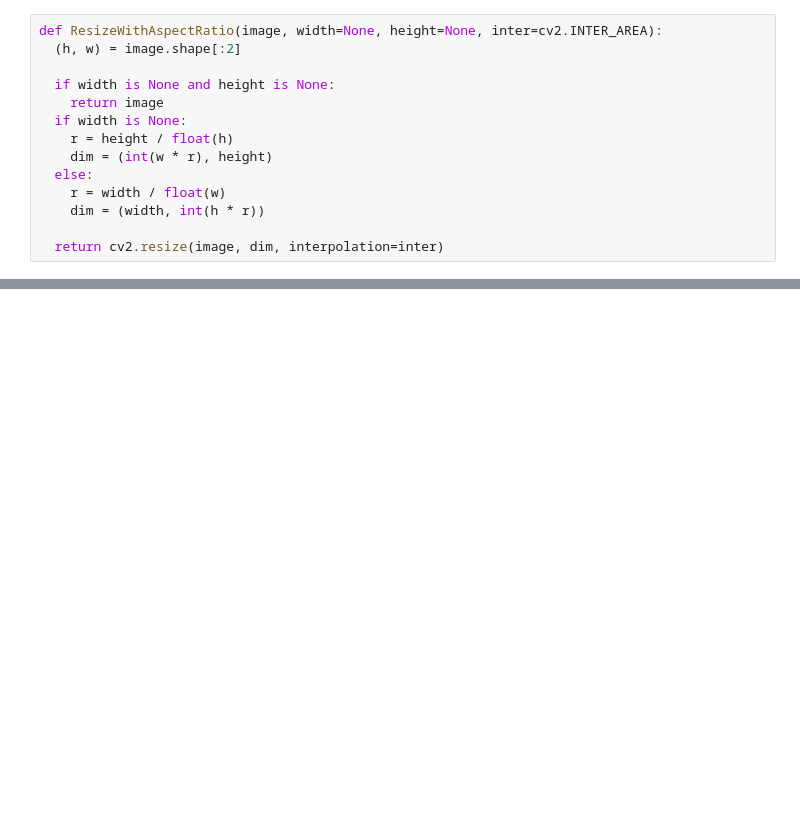
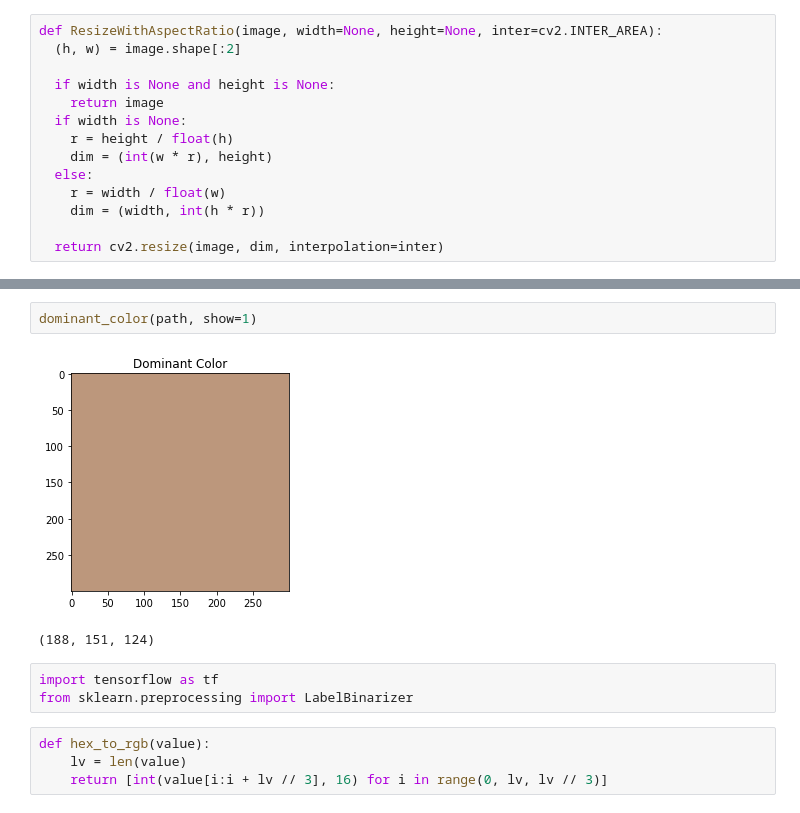
Before and after one commit to mkhoa/WB_sRGB, a Jupyter notebook: WB_sRGB_Python/notebook.ipynb, the cells around one changed output, grey strips where cells are left out. Saved outputs shown, nothing was run; the diff lists cells and outputs as text; blank space fills up the shorter version.

```diff
--- a/WB_sRGB_Python/notebook.ipynb
+++ b/WB_sRGB_Python/notebook.ipynb
@@ -91,0 +110,12 @@ array([[[0.57528675, 0.5320941 , 0.50691694],
+# %%
+dominant_color(path, show=1)
+# %% [output]
+[figure, added]
+(188, 151, 124)
+# %%
+import tensorflow as tf
+from sklearn.preprocessing import LabelBinarizer
+# %%
+def hex_to_rgb(value):
+    lv = len(value)
+    return [int(value[i:i + lv // 3], 16) for i in range(0, lv, lv // 3)]
```
Also changed, not shown: parts of 18 cells of this notebook, 5 other files.
